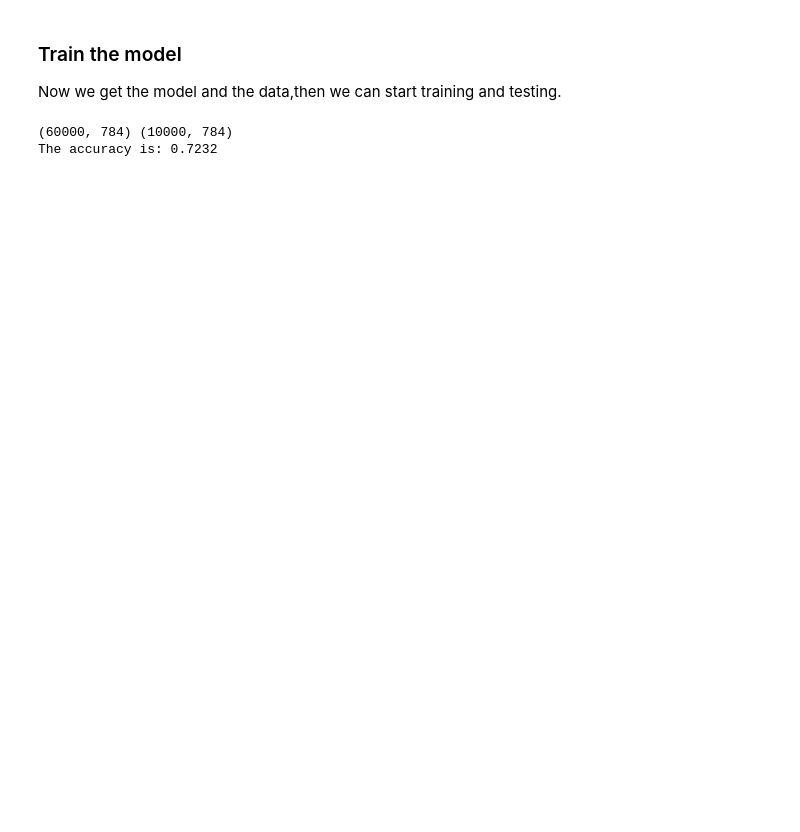
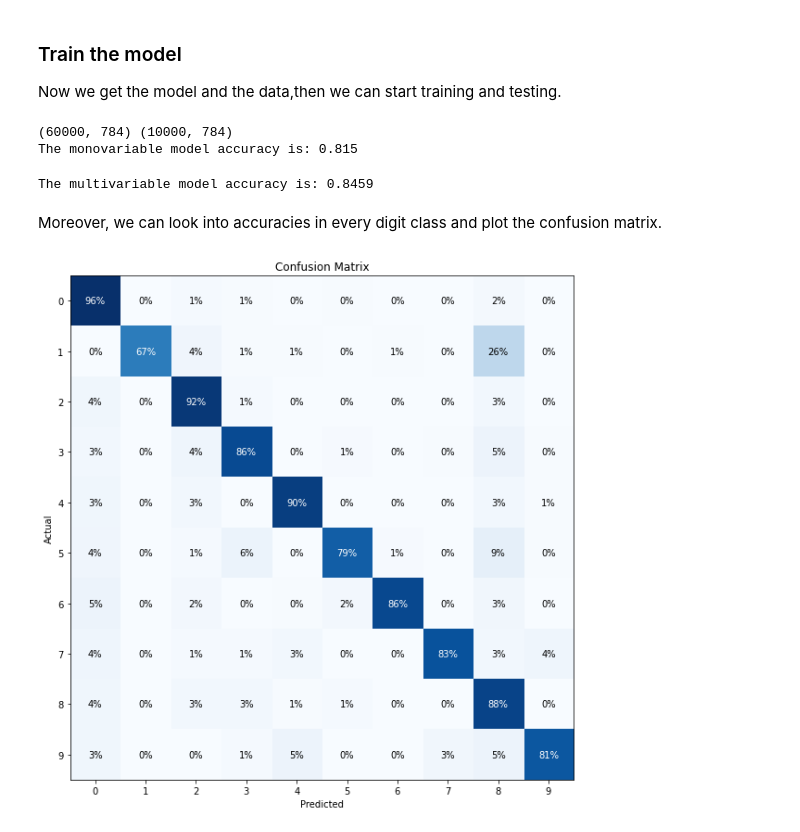
Before and after one commit to ryanhe312/pattern-recognition-assignment, a Jupyter notebook: lab03 bayesian/lab03.ipynb, the cells around one changed output. Drawn from its saved outputs; the diff is of its cells as text; code cells hidden in the pictures; blank space fills up the shorter version.

```diff
--- a/lab03 bayesian/lab03.ipynb
+++ b/lab03 bayesian/lab03.ipynb
@@ -137,16 +146,48 @@ class BayesianDecision(object):
 Now we get the model and the data,then we can start training and testing.
 # %%
 # first reshape train data to fit matrix calculus
-X_train_binarized = np.reshape(X_train_binarized, (X_train_binarized.shape[0], -1))
-X_test_binarized  = np.reshape(X_test_binarized,  (X_test_binarized.shape[0],  -1))
-print(X_train_binarized.shape, X_test_binarized.shape)
+X_train = np.reshape(X_train, (X_train.shape[0], -1))
+X_test  = np.reshape(X_test,  (X_test.shape[0],  -1))
+print(X_train.shape, X_test.shape)
 
 model = BayesianDecision()
-model.train(X_train_binarized,y_train)
+model.train(X_train,y_train)
 
-y_pred = model.predict(X_test_binarized)
+y_pred = model.predict(X_test, 'mono')
 accuracy = np.sum(y_test == y_pred)/y_test.shape[0]
-print("The accuracy is:",accuracy)
+print("The monovariable model accuracy is:",accuracy)
+
+y_pred = model.predict(X_test, 'multi')
+accuracy = np.sum(y_test == y_pred)/y_test.shape[0]
+print("The multivariable model accuracy is:",accuracy)
 # %% [output]
 (60000, 784) (10000, 784)
-The accuracy is: 0.7232
+The monovariable model accuracy is: 0.815
+The multivariable model accuracy is: 0.8459
+# %% [markdown]
+Moreover, we can look into accuracies in every digit class and plot the confusion matrix.
+# %%
+from sklearn.metrics import confusion_matrix
+
+cm = confusion_matrix(y_test, y_pred)
+cm = cm.astype('float') / cm.sum(axis=1)[:, np.newaxis]
+
+fig, ax = plt.subplots(figsize=(10, 10))
+ax.imshow(cm,cmap=plt.cm.Blues)
+
+ax.set(xticks=np.arange(cm.shape[1]),
+           yticks=np.arange(cm.shape[0]),
+           xticklabels=range(10), yticklabels=range(10),
+           title='Confusion Matrix',
+           ylabel='Actual',
+           xlabel='Predicted')
+
+for i in range(cm.shape[0]):
+    for j in range(cm.shape[1]):
+        ax.text(j, i,
+                s = format(int(cm[i, j]*100 + 0.5) , 'd') + '%',
+                ha = "center",
+                va = "center",
+                color = "white"  if cm[i, j] > 0.5 else "black")
+# %% [output]
+[figure, added]
```
Also changed, not shown: parts of 7 cells of this notebook.
